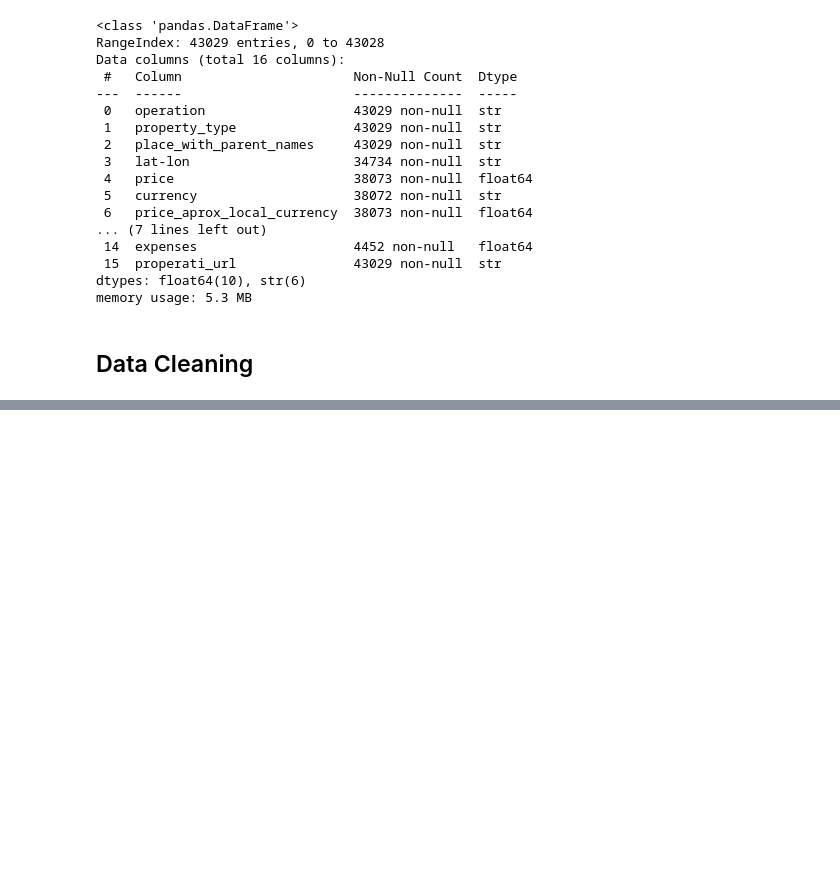
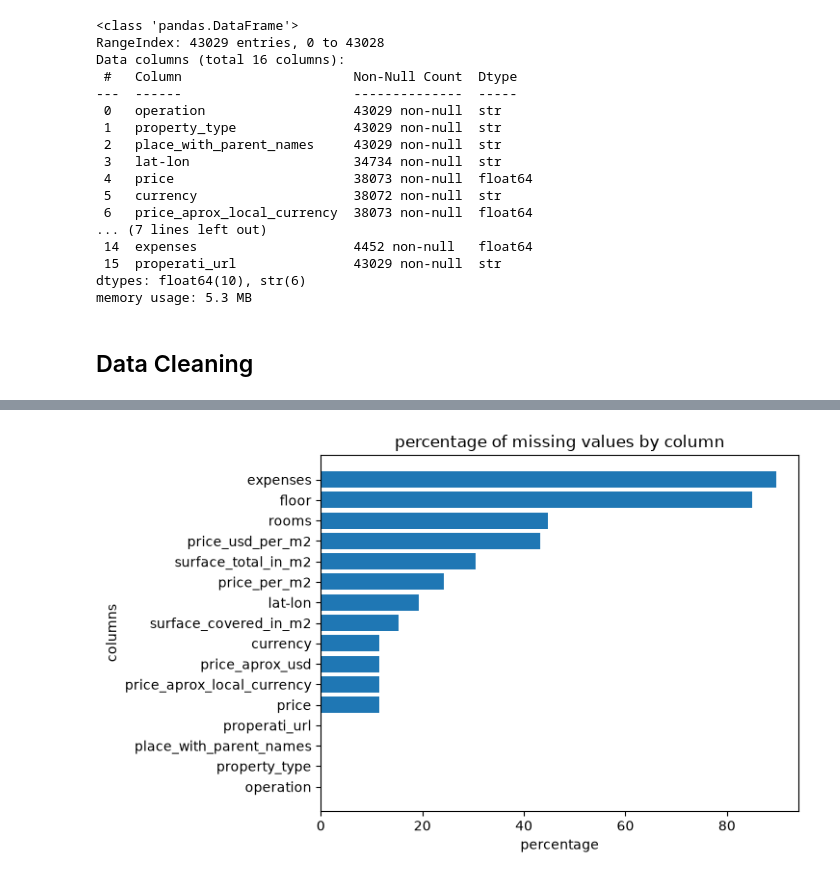
Before and after one commit to G-Gakii/buenos-aires-housing-price-prediction, a Jupyter notebook: notebooks/01_data_loading_cleaning_feature_engineering.ipynb, the cells around one changed output, grey strips where cells are left out. Cells and saved outputs as stored; diff of their text form; code cells hidden in the pictures; blank space fills up the shorter version.

```diff
--- a/notebooks/01_data_loading_cleaning_feature_engineering.ipynb
+++ b/notebooks/01_data_loading_cleaning_feature_engineering.ipynb
@@ -159,0 +287,12 @@ df.de
+# %%
+#percentage of missing values per column
+nan_columns_percentage=(df.isna().sum() * 100/len(df)).sort_values()
+
+fig,ax=plt.subplots()
+ax.barh(y=nan_columns_percentage.index,width=nan_columns_percentage)
+ax.set_title("percentage of missing values by column")
+ax.set_xlabel("percentage")
+ax.set_ylabel("columns")
+plt.show()
+# %% [output]
+[figure, added]
```
Also changed, not shown: parts of 47 cells of this notebook, 5 other files.
